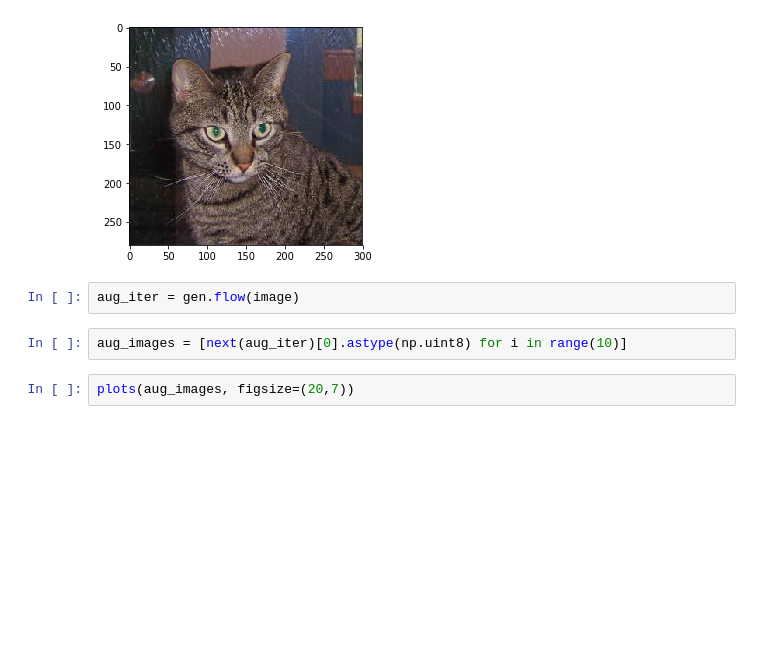
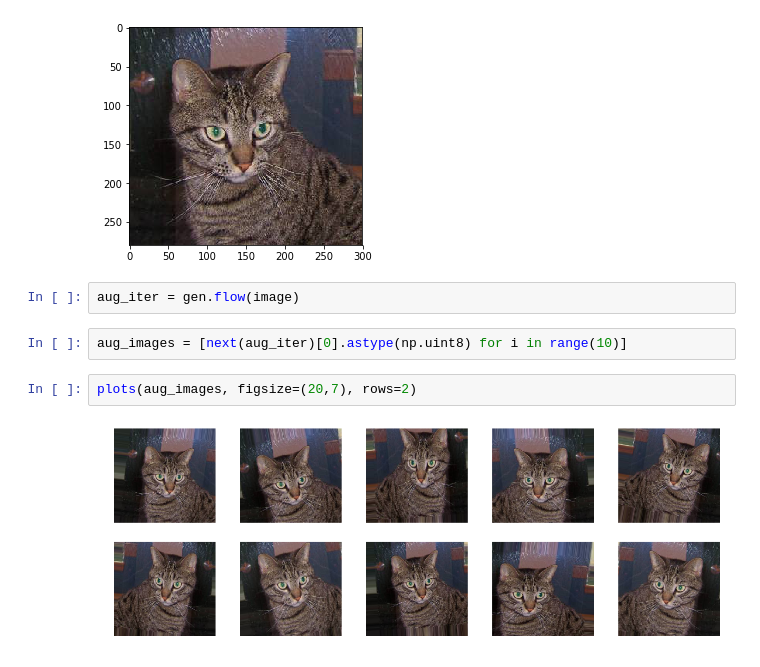
Before and after one commit to SaretMagnoslove/DeepLearning_with_Keras, a Jupyter notebook: Deeplizard/catsAndDogs/Deeplizard-CNN.ipynb, the cells around one changed output. Cells and saved outputs as stored; diff of their text form; blank space fills up the shorter version.

```diff
--- a/Deeplizard/catsAndDogs/Deeplizard-CNN.ipynb
+++ b/Deeplizard/catsAndDogs/Deeplizard-CNN.ipynb
@@ -340,4 +344,6 @@ aug_iter = gen.flow(image)
 # %%
 aug_images = [next(aug_iter)[0].astype(np.uint8) for i in range(10)]
 # %%
-plots(aug_images, figsize=(20,7))
+plots(aug_images, figsize=(20,7), rows=2)
+# %% [output]
+[figure, added]
```
Also changed, not shown: parts of 1 cell of this notebook.
